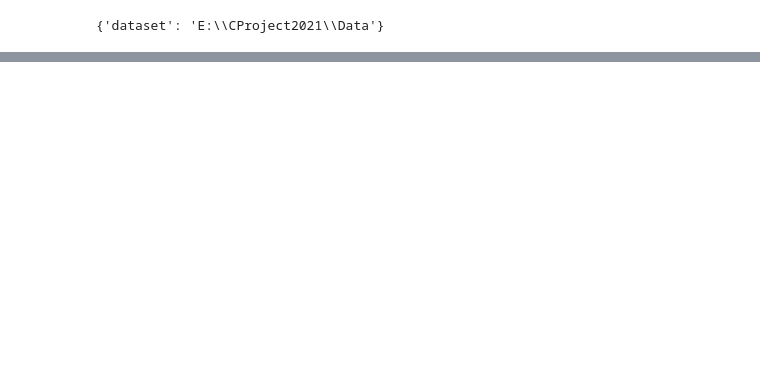
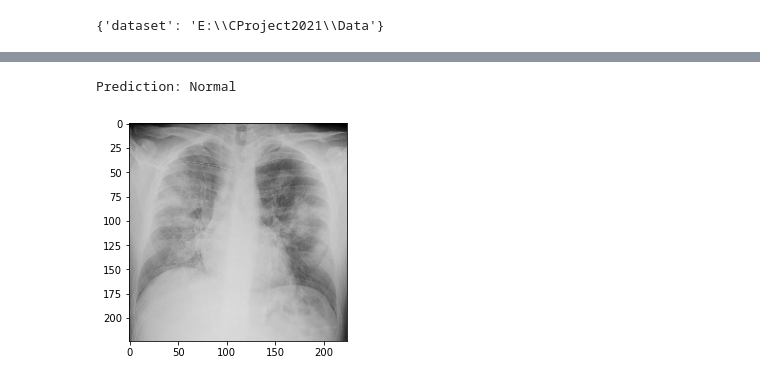
Before and after one commit to DEALTALFA/Xray-VGG16, a Jupyter notebook: covid_detection.ipynb, the cells around one changed output, grey strips where cells are left out. Cells and saved outputs as stored; diff of their text form; code cells hidden in the pictures; blank space fills up the shorter version.

```diff
--- a/covid_detection.ipynb
+++ b/covid_detection.ipynb
@@ -45,0 +220,21 @@ labels=np.array(labels)
+# %%
+import tensorflow as tf
+from keras.preprocessing import image
+#from keras.models import load_model
+model = tf.keras.models.load_model('covidModel.h5')
+from keras.applications.vgg16 import preprocess_input
+# %%
+img = image.load_img('Data/Covid/2966893D-5DDF-4B68-9E2B-4979D5956C8E.jpeg', target_size=(224, 224)) #insert a random covid-19 x-ray image
+imgplot = plt.imshow(img)
+x = image.img_to_array(img)
+x = np.expand_dims(x, axis=0)
+img_data = preprocess_input(x)
+classes = model(img_data)
+New_pred = np.argmax(classes, axis=1)
+if New_pred==[1]:
+    print('Prediction: Normal')
+else:
+    print('Prediction: Corona')
+# %% [output]
+Prediction: Normal
+[figure, added]
```
Also changed, not shown: parts of 19 cells of this notebook.
